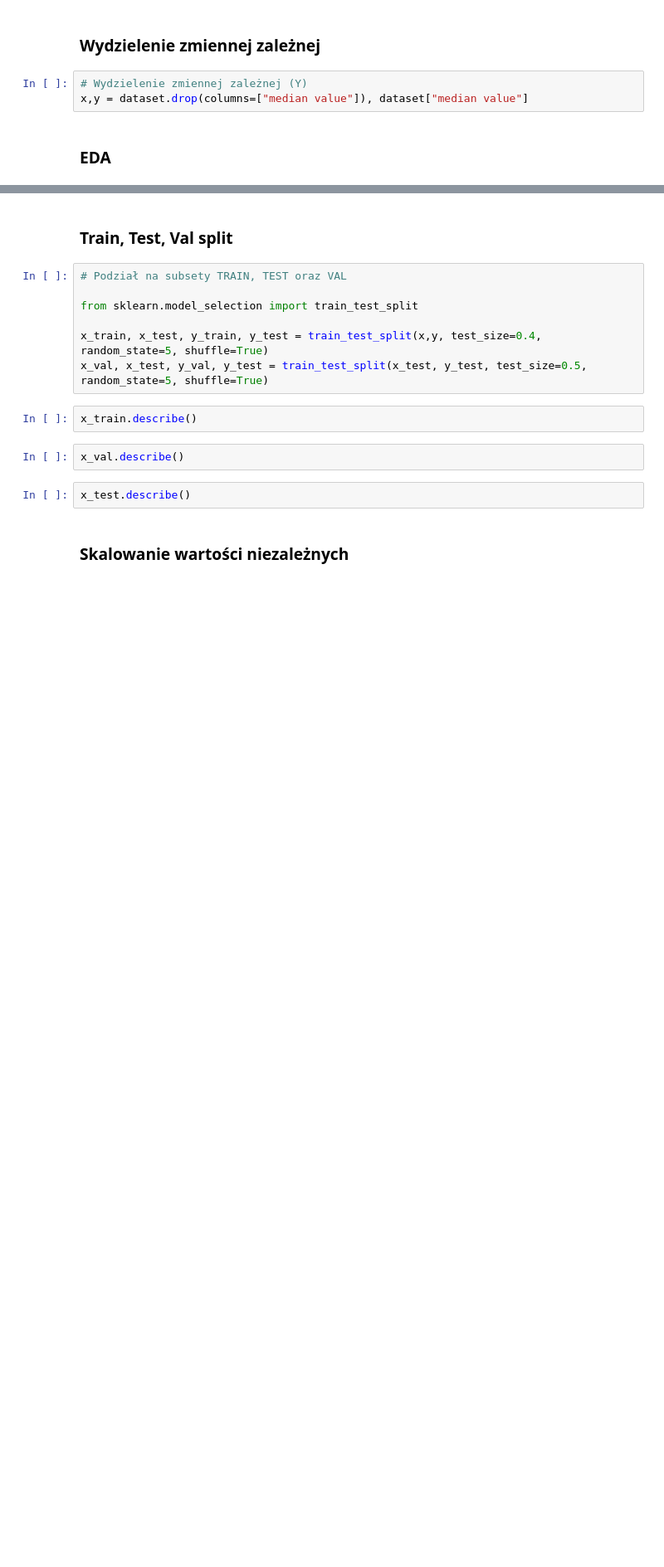
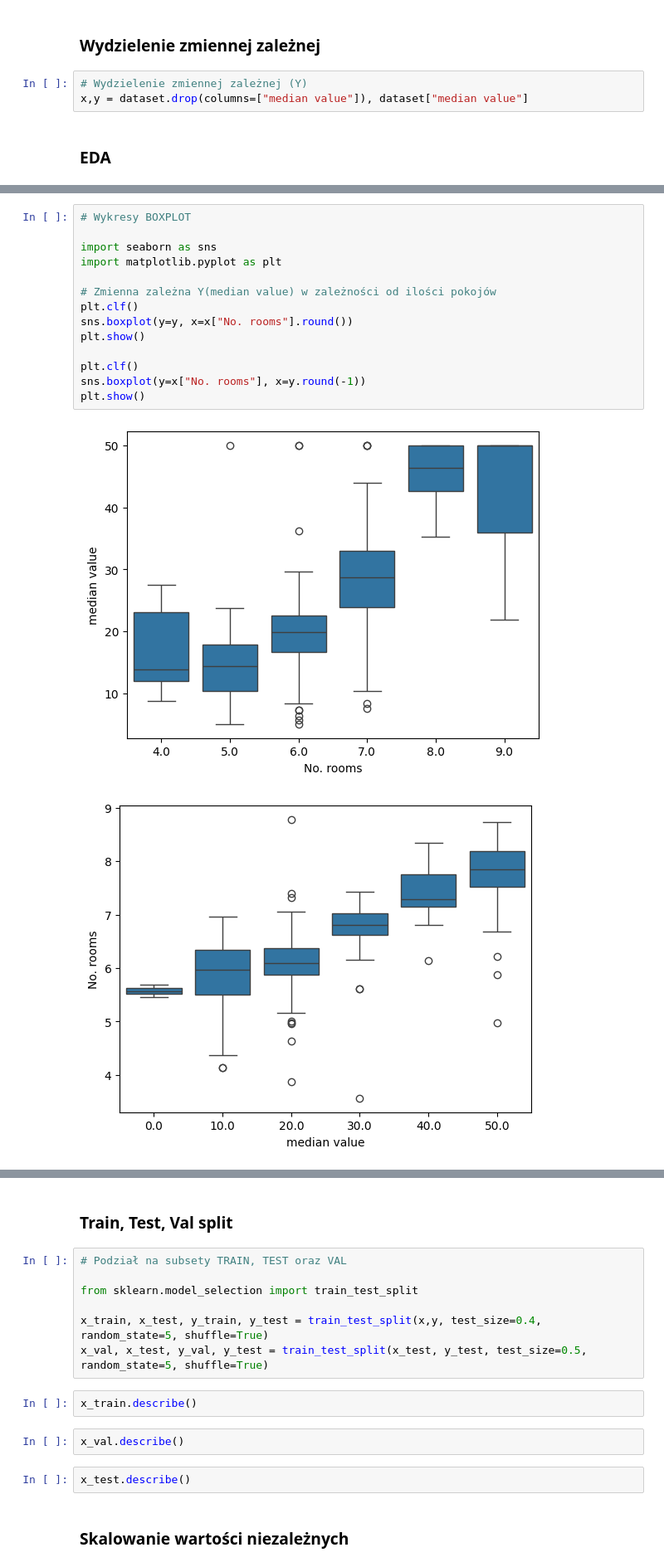
Before and after one commit to Kacper-Marciniak/Kurs-AI, a Jupyter notebook: Student/P3/Projekt_3_full_housing_boston.ipynb, the cells around one changed output, grey strips where cells are left out. Shown at 83% size. Cells and saved outputs as stored; diff of their text form; blank space fills up the shorter version.

```diff
--- a/Student/P3/Projekt_3_full_housing_boston.ipynb
+++ b/Student/P3/Projekt_3_full_housing_boston.ipynb
@@ -138,3 +232,20 @@ x.hist(figsize=(15,10), bins=20)
+# %%
+# Wykresy BOXPLOT
+
+import seaborn as sns
+import matplotlib.pyplot as plt
+
+# Zmienna zależna Y(median value) w zależności od ilości pokojów
+plt.clf()
+sns.boxplot(y=y, x=x["No. rooms"].round())
+plt.show()
+
+plt.clf()
+sns.boxplot(y=x["No. rooms"], x=y.round(-1))
+plt.show()
+# %% [output]
+[figure, added]
+[figure, added]
 # %%
 # Analiza korelacji pomiędzy zmiennymi
 
```
Also changed, not shown: parts of 9 cells of this notebook, 1 other file.
